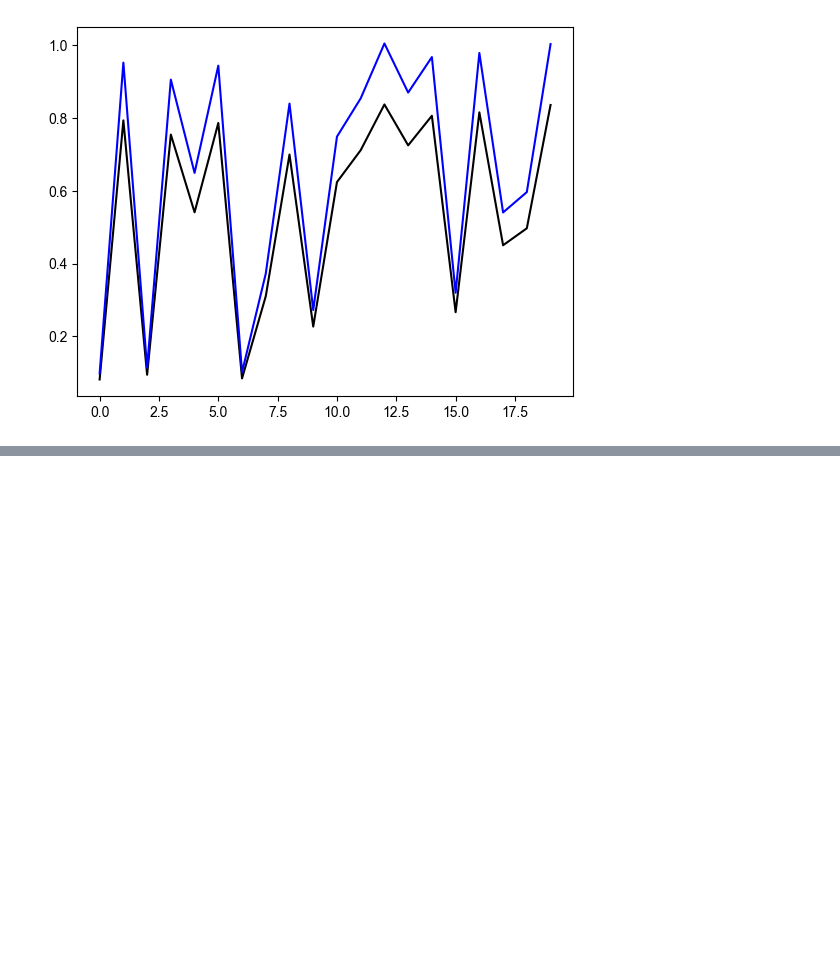
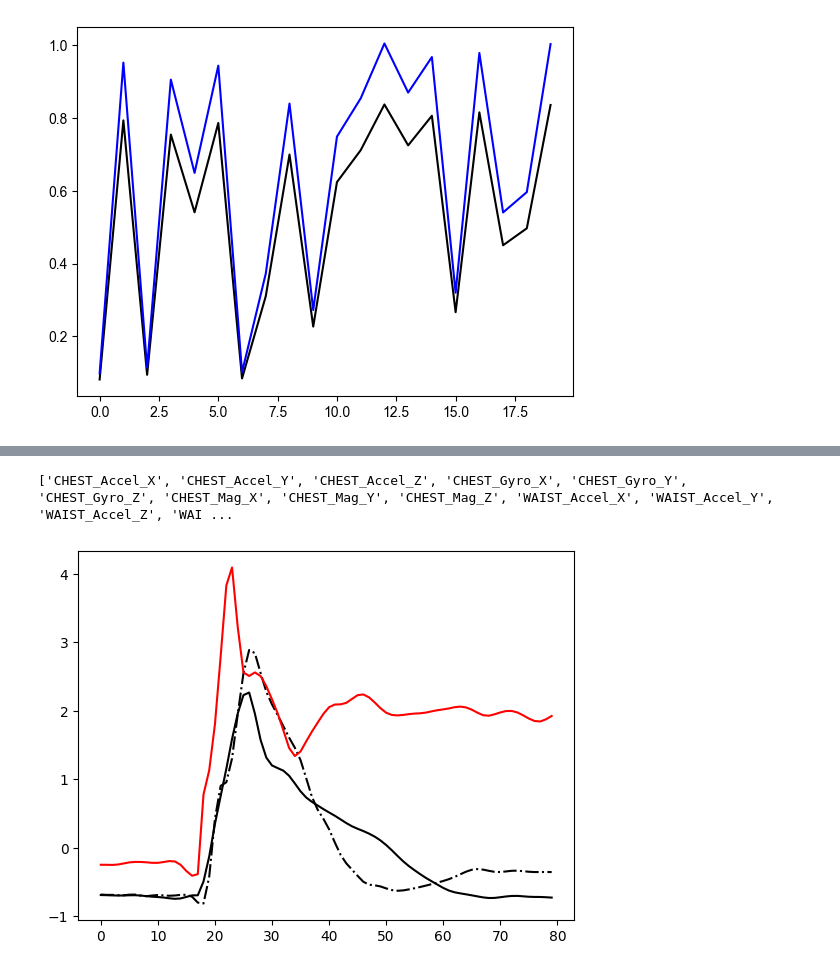
Before and after one commit to sunzhon/transfer_learning_for_droplanding, a Jupyter notebook: jupyter-lab/training_data_analysis.ipynb, the cells around one changed output, grey strips where cells are left out. Cells and saved outputs as stored; diff of their text form; code cells hidden in the pictures; blank space fills up the shorter version.

```diff
--- a/jupyter-lab/training_data_analysis.ipynb
+++ b/jupyter-lab/training_data_analysis.ipynb
@@ -378,0 +381,2 @@ plt.plot(scaled_data[:,0],'b')
+# %%
+subjects_trials_dataset, _= pro_rd.load_subjects_dataset(h5_file_name = os.path.join(DATA_PATH,'selection','double_leg_norm_landing_data.hdf5'))
@@ -378,0 +399,11 @@ plt.plot(scaled_data[:,0],'b')
+# %%
+plt.plot(subjects_trials_dataset['P_08_zhangboyuan']['05']['R_KNEE_MOMENT_X'],'k-.')
+plt.plot(subjects_trials_dataset['P_14_hunan']['04']['R_KNEE_MOMENT_X'],'k')
+plt.plot(subjects_trials_dataset['P_14_hunan']['04']['R_KNEE_MOMENT_Y'],'r')
+print(const.FEATURES_FIELDS)
+subjects
+
+tmp_data = subjects_trials_dataset['P_14_hunan']['04'][const.SELECTED_FEATURES_NAME].values
+# %% [output]
+['CHEST_Accel_X', 'CHEST_Accel_Y', 'CHEST_Accel_Z', 'CHEST_Gyro_X', 'CHEST_Gyro_Y', 'CHEST_Gyro_Z', 'CHEST_Mag_X', 'CHEST_Mag_Y', 'CHEST_Mag_Z', 'WAIST_Accel_X', 'WAIST_Accel_Y', 'WAIST_Accel_Z', 'WAI ...
+[figure, added]
```
Also changed, not shown: parts of 3 cells of this notebook, 4 other files.
